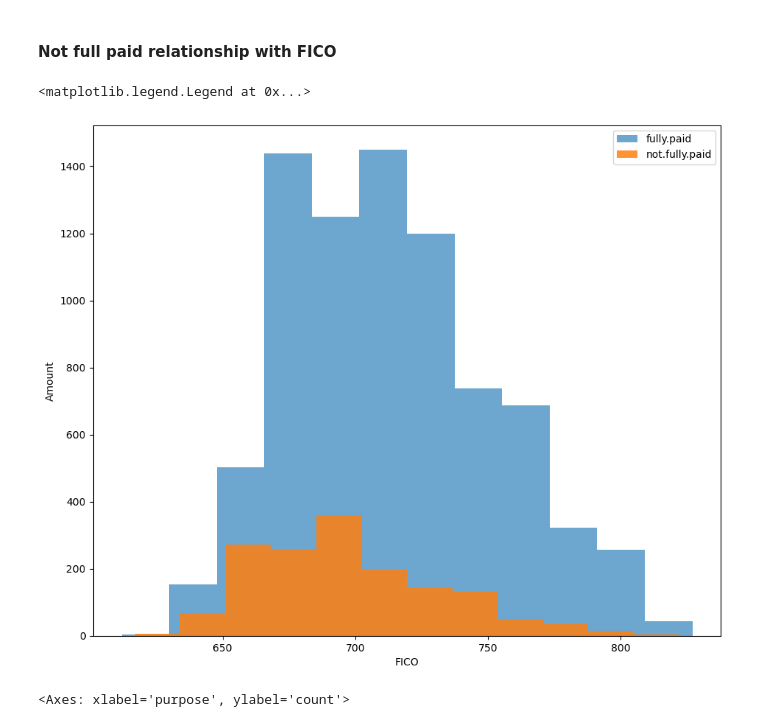
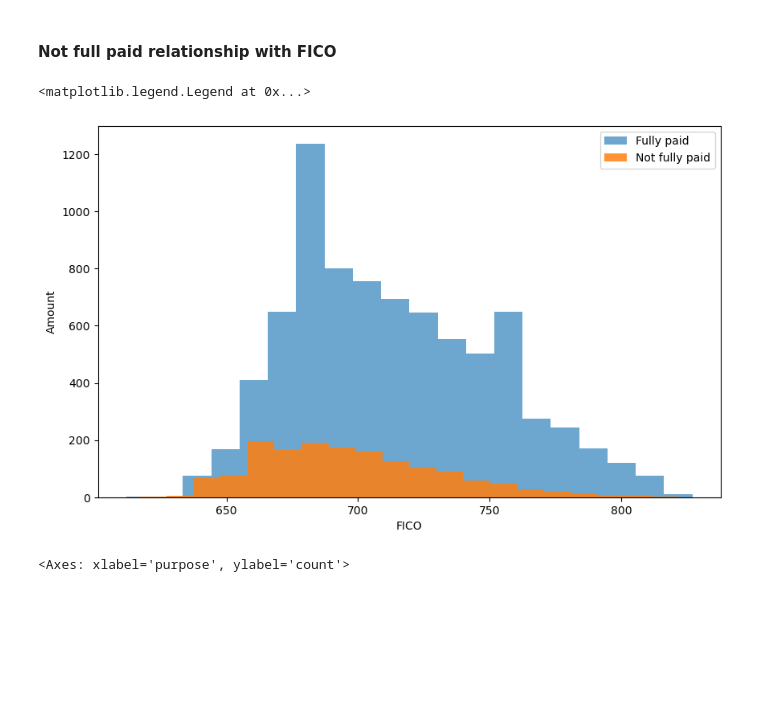
Before and after one commit to 7131HDMC/loan_risk, a Jupyter notebook: Projeto árvores de decisão e florestas aleatórias.ipynb, the cells around one changed output. Saved outputs shown, nothing was run; the diff lists cells and outputs as text; code cells hidden in the pictures; blank space fills up the shorter version.

```diff
--- a/Projeto árvores de decisão e florestas aleatórias.ipynb
+++ b/Projeto árvores de decisão e florestas aleatórias.ipynb
@@ -93,17 +97,17 @@ ax.legend()
 # %% [markdown]
 #### Not full paid relationship with FICO
 # %%
-fig, ax = plt.subplots(figsize=(11,9))
+fig, ax = plt.subplots(figsize=(10,6))
 
-df_loan[df_loan["not.fully.paid"]==0]["fico"].hist(bins=12, alpha=0.65, grid=False, label="fully.paid")
-df_loan[df_loan["not.fully.paid"]==1]["fico"].hist(bins=12, alpha=0.85, grid=False, label="not.fully.paid")
+df_loan[df_loan["not.fully.paid"]==0]["fico"].hist(bins=20, alpha=0.65, grid=False, label="Fully paid")
+df_loan[df_loan["not.fully.paid"]==1]["fico"].hist(bins=20, alpha=0.85, grid=False, label="Not fully paid")
 
 ax.set_xlabel("FICO")
 ax.set_ylabel("Amount")
 ax.legend()
 # %% [output]
 <matplotlib.legend.Legend at 0x...>
-[figure, old version]
+[figure, new version]
 # %%
 fig, ax = plt.subplots(figsize=(11,9))
 
```
Also changed, not shown: parts of 24 cells of this notebook.
